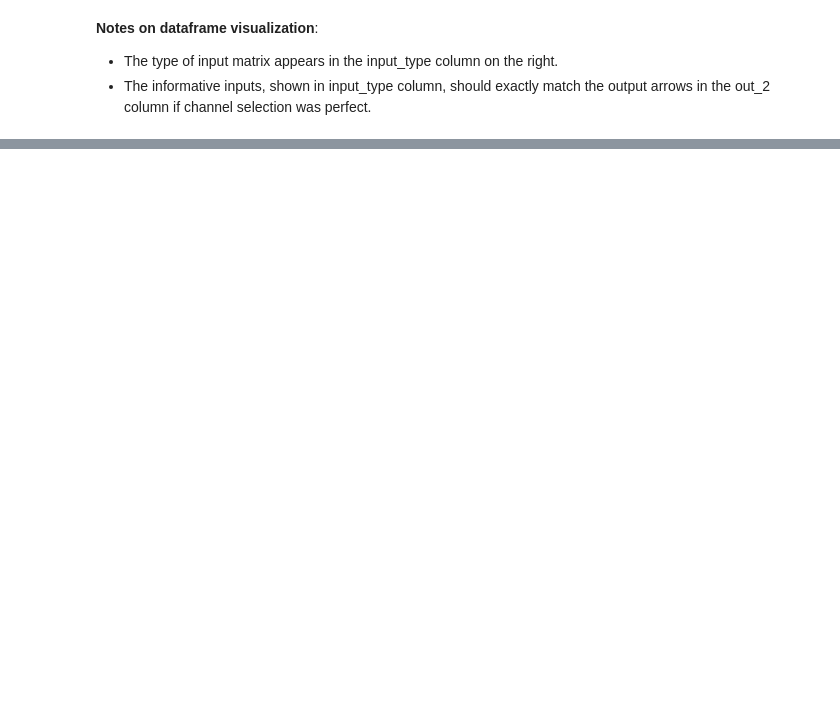
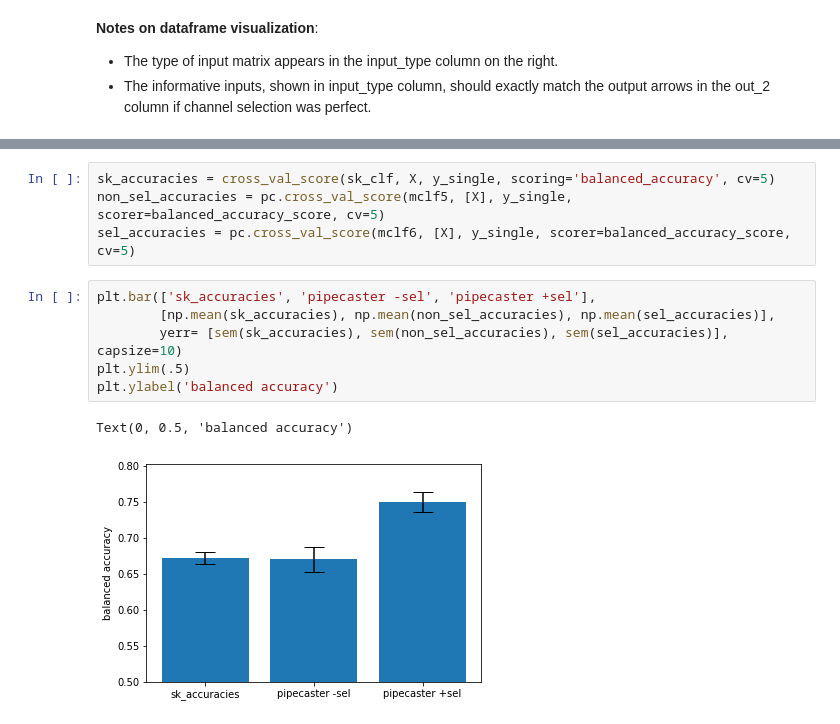
Before and after one commit to ajcallegari/scikit-multichannel, a Jupyter notebook: tutorial.ipynb, the cells around one changed output, grey strips where cells are left out. Saved outputs shown, nothing was run; the diff lists cells and outputs as text; blank space fills up the shorter version.

```diff
--- a/tutorial.ipynb
+++ b/tutorial.ipynb
@@ -348,0 +447,13 @@ balanced accuracy = 0.69 +/- 0.015165750888103088
+# %%
+sk_accuracies = cross_val_score(sk_clf, X, y_single, scoring='balanced_accuracy', cv=5)
+non_sel_accuracies = pc.cross_val_score(mclf5, [X], y_single, scorer=balanced_accuracy_score, cv=5)
+sel_accuracies = pc.cross_val_score(mclf6, [X], y_single, scorer=balanced_accuracy_score, cv=5)
+# %%
+plt.bar(['sk_accuracies', 'pipecaster -sel', 'pipecaster +sel'],
+        [np.mean(sk_accuracies), np.mean(non_sel_accuracies), np.mean(sel_accuracies)],
+        yerr= [sem(sk_accuracies), sem(non_sel_accuracies), sem(sel_accuracies)], capsize=10)
+plt.ylim(.5)
+plt.ylabel('balanced accuracy')
+# %% [output]
+Text(0, 0.5, 'balanced accuracy')
+[figure, added]
```
Also changed, not shown: parts of 27 cells of this notebook, 4 other files.
